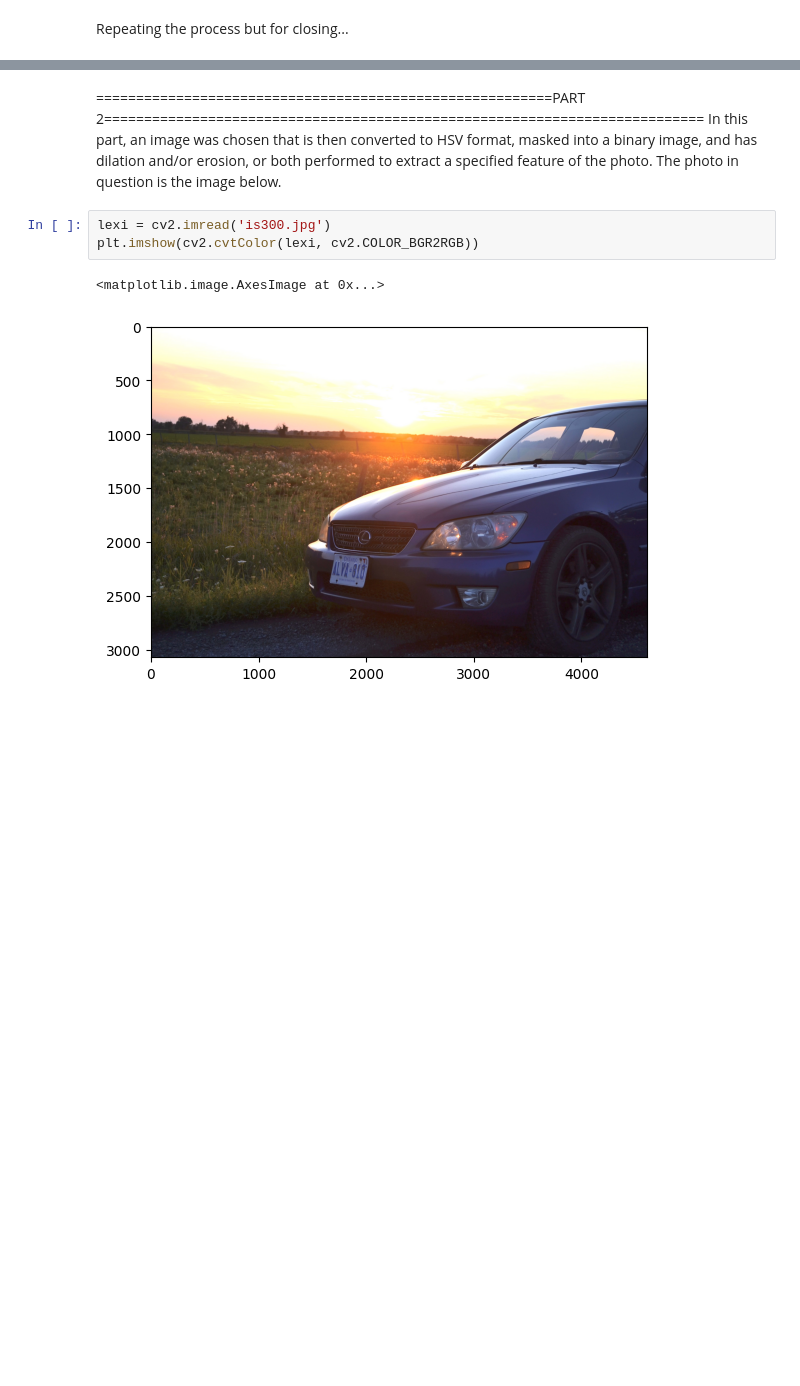
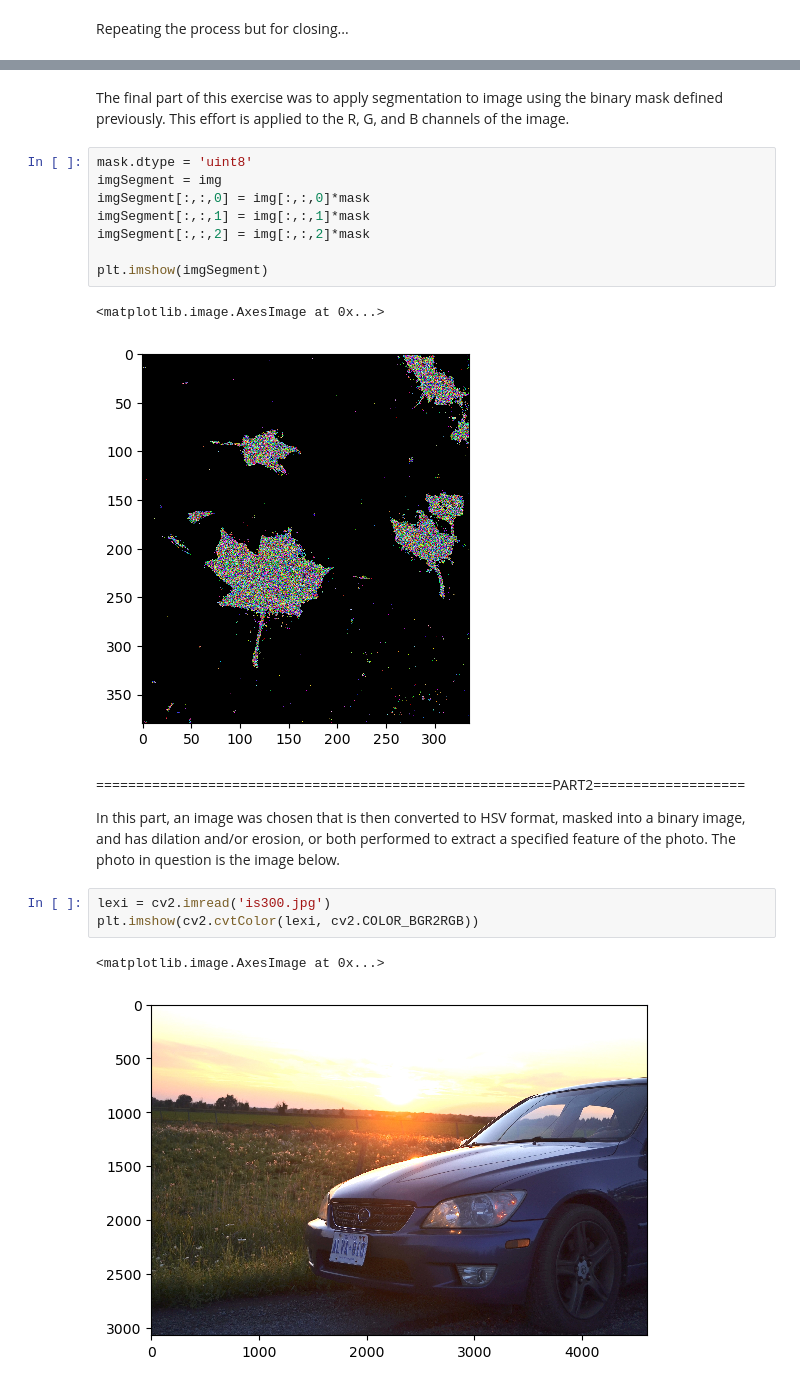
Before and after one commit to Neelxm10/cv-lab3, a Jupyter notebook: cv-lab3.ipynb, the cells around one changed output, grey strips where cells are left out. Drawn from its saved outputs; the diff is of its cells as text; blank space fills up the shorter version.

```diff
--- a/cv-lab3.ipynb
+++ b/cv-lab3.ipynb
@@ -155,5 +185,19 @@ Making a subplot comparison of Approach #1 and Approach #2,
+# %% [markdown]
+The final part of this exercise was to apply segmentation to image using the binary mask defined previously. This effort is applied to the R, G, and B channels of the image.
+# %%
+mask.dtype = 'uint8'
+imgSegment = img
+imgSegment[:,:,0] = img[:,:,0]*mask
+imgSegment[:,:,1] = img[:,:,1]*mask
+imgSegment[:,:,2] = img[:,:,2]*mask
+
+plt.imshow(imgSegment)
+# %% [output]
+<matplotlib.image.AxesImage at 0x...>
+[figure, added]
 # %% [markdown]
-=========================================================PART 2===========================================================================
+=========================================================PART2===================
+
 In this part, an image was chosen that is then converted to HSV format, masked into a binary image, and has dilation and/or erosion, or both performed to extract a specified feature of the photo. The photo in question is the image below.
 # %%
 lexi = cv2.imread('is300.jpg')
```
Also changed, not shown: parts of 26 cells of this notebook, 2 other files.
